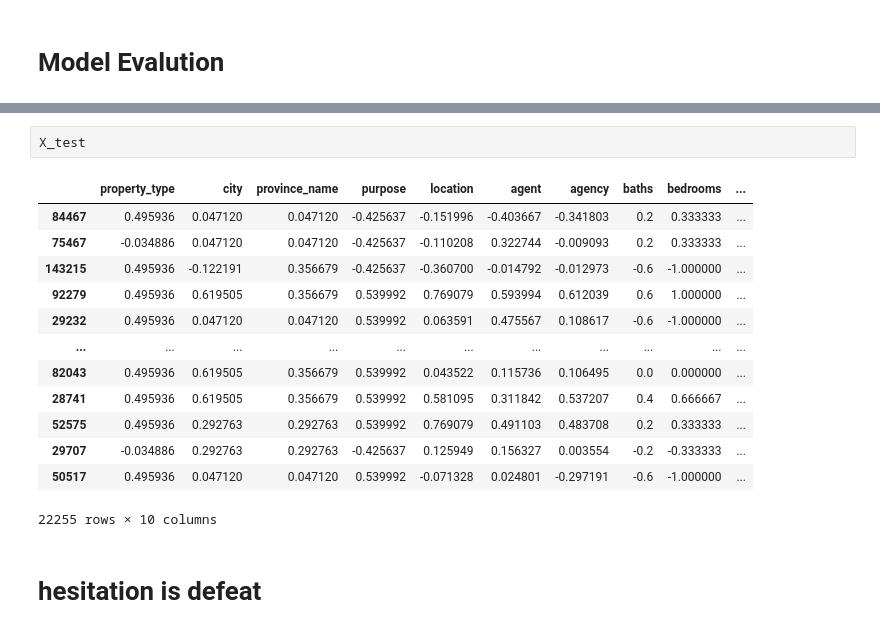
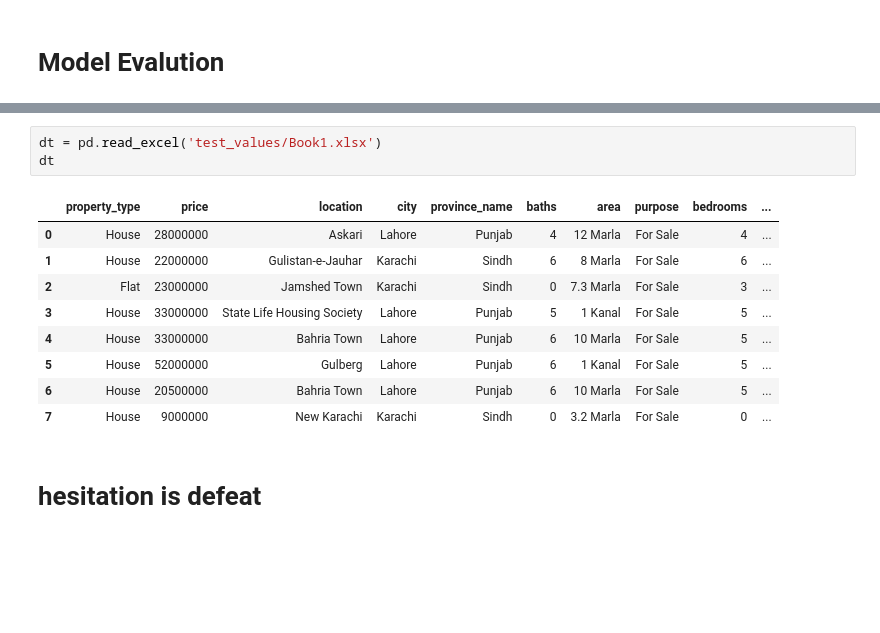
Before and after one commit to khaaaleed-5/Advanced-ML, a Jupyter notebook: SVM/SVM.ipynb, the cells around one changed output, grey strips where cells are left out. Cells and saved outputs as stored; diff of their text form; blank space fills up the shorter version.

```diff
--- a/SVM/SVM.ipynb
+++ b/SVM/SVM.ipynb
@@ -368,18 +368,15 @@ plt.show()
-# %%
-X_test
-# %% [output]
-|  | property_type | city | province_name | purpose | location | agent | agency | baths | bedrooms | ... |
-| 84467 | 0.495936 | 0.047120 | 0.047120 | -0.425637 | -0.151996 | -0.403667 | -0.341803 | 0.2 | 0.333333 | ... |
-| 75467 | -0.034886 | 0.047120 | 0.047120 | -0.425637 | -0.110208 | 0.322744 | -0.009093 | 0.2 | 0.333333 | ... |
-| 143215 | 0.495936 | -0.122191 | 0.356679 | -0.425637 | -0.360700 | -0.014792 | -0.012973 | -0.6 | -1.000000 | ... |
-| 92279 | 0.495936 | 0.619505 | 0.356679 | 0.539992 | 0.769079 | 0.593994 | 0.612039 | 0.6 | 1.000000 | ... |
-| 29232 | 0.495936 | 0.047120 | 0.047120 | 0.539992 | 0.063591 | 0.475567 | 0.108617 | -0.6 | -1.000000 | ... |
-| ... | ... | ... | ... | ... | ... | ... | ... | ... | ... | ... |
-| 82043 | 0.495936 | 0.619505 | 0.356679 | 0.539992 | 0.043522 | 0.115736 | 0.106495 | 0.0 | 0.000000 | ... |
-| 28741 | 0.495936 | 0.619505 | 0.356679 | 0.539992 | 0.581095 | 0.311842 | 0.537207 | 0.4 | 0.666667 | ... |
-| 52575 | 0.495936 | 0.292763 | 0.292763 | 0.539992 | 0.769079 | 0.491103 | 0.483708 | 0.2 | 0.333333 | ... |
-| 29707 | -0.034886 | 0.292763 | 0.292763 | -0.425637 | 0.125949 | 0.156327 | 0.003554 | -0.2 | -0.333333 | ... |
-| 50517 | 0.495936 | 0.047120 | 0.047120 | 0.539992 | -0.071328 | 0.024801 | -0.297191 | -0.6 | -1.000000 | ... |
-22255 rows × 10 columns
+# %%
+dt = pd.read_excel('test_values/Book1.xlsx')
+dt
+# %% [output]
+|  | property_type | price | location | city | province_name | baths | area | purpose | bedrooms | ... |
+| 0 | House | 28000000 | Askari | Lahore | Punjab | 4 | 12 Marla | For Sale | 4 | ... |
+| 1 | House | 22000000 | Gulistan-e-Jauhar | Karachi | Sindh | 6 | 8 Marla | For Sale | 6 | ... |
+| 2 | Flat | 23000000 | Jamshed Town | Karachi | Sindh | 0 | 7.3 Marla | For Sale | 3 | ... |
+| 3 | House | 33000000 | State Life Housing Society | Lahore | Punjab | 5 | 1 Kanal | For Sale | 5 | ... |
+| 4 | House | 33000000 | Bahria Town | Lahore | Punjab | 6 | 10 Marla | For Sale | 5 | ... |
+| 5 | House | 52000000 | Gulberg | Lahore | Punjab | 6 | 1 Kanal | For Sale | 5 | ... |
+| 6 | House | 20500000 | Bahria Town | Lahore | Punjab | 6 | 10 Marla | For Sale | 5 | ... |
+| 7 | House | 9000000 | New Karachi | Karachi | Sindh | 0 | 3.2 Marla | For Sale | 0 | ... |
 # %% [markdown]
 # hesitation is defeat
```
Also changed, not shown: parts of 11 cells of this notebook, 7 other files.
